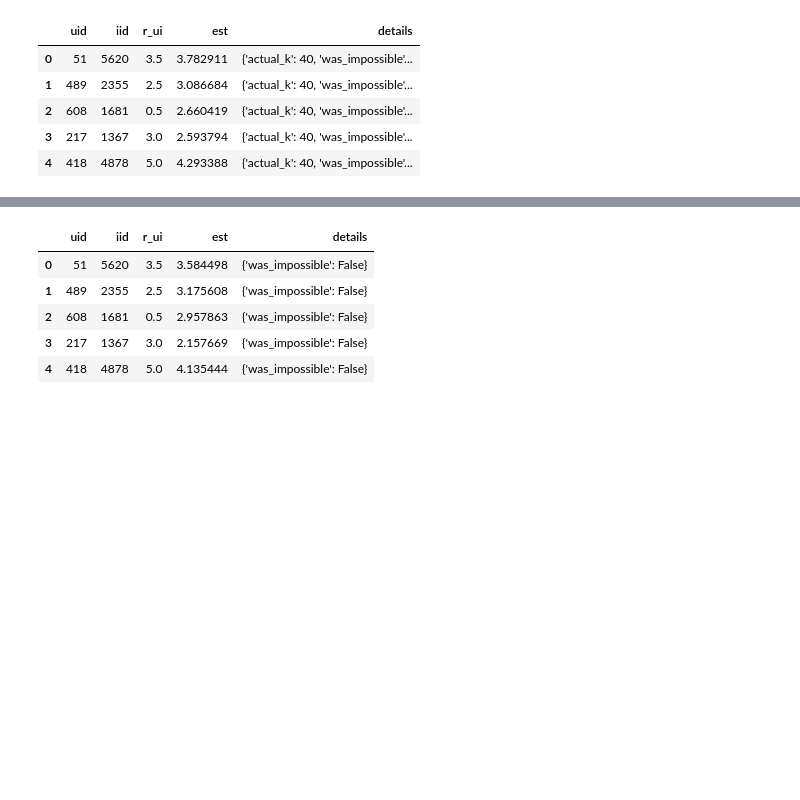
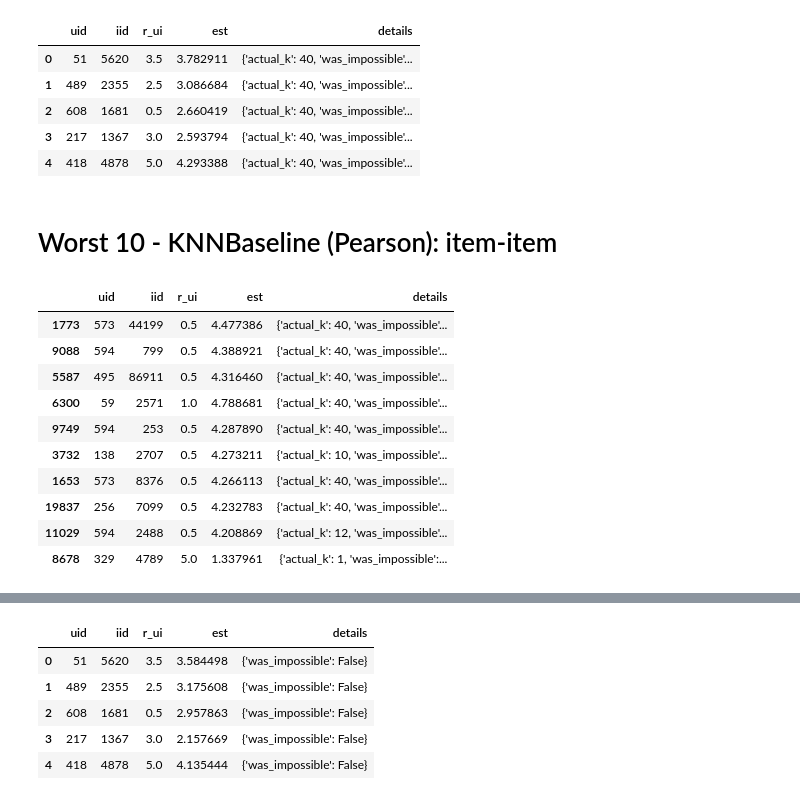
Before and after one commit to wheremagichappens/an.dy, a Jupyter notebook: data612/proj 4/data612-proj4-submit.group..ipynb, the cells around one changed output, grey strips where cells are left out. Saved outputs shown, nothing was run; the diff lists cells and outputs as text; code cells hidden in the pictures; blank space fills up the shorter version.

```diff
--- a/data612/proj 4/data612-proj4-submit.group..ipynb
+++ b/data612/proj 4/data612-proj4-submit.group..ipynb
@@ -264,3 +298,21 @@ prediction_df_2.head()
 | 2 | 608 | 1681 | 0.5 | 2.660419 | {'actual_k': 40, 'was_impossible'... |
 | 3 | 217 | 1367 | 3.0 | 2.593794 | {'actual_k': 40, 'was_impossible'... |
 | 4 | 418 | 4878 | 5.0 | 4.293388 | {'actual_k': 40, 'was_impossible'... |
+# %% [markdown]
+# Worst 10 - KNNBaseline (Pearson): item-item
+# %%
+worst_10 = abs(prediction_df_2['r_ui'] - prediction_df_2['est']).sort_values(ascending=False).head(10)
+top_10 = abs(prediction_df_2['r_ui'] - prediction_df_2['est']).sort_values(ascending=True).head(10)
+prediction_df_2.iloc[worst_10.index]
+# %% [output]
+|  | uid | iid | r_ui | est | details |
+| 1773 | 573 | 44199 | 0.5 | 4.477386 | {'actual_k': 40, 'was_impossible'... |
+| 9088 | 594 | 799 | 0.5 | 4.388921 | {'actual_k': 40, 'was_impossible'... |
+| 5587 | 495 | 86911 | 0.5 | 4.316460 | {'actual_k': 40, 'was_impossible'... |
+| 6300 | 59 | 2571 | 1.0 | 4.788681 | {'actual_k': 40, 'was_impossible'... |
+| 9749 | 594 | 253 | 0.5 | 4.287890 | {'actual_k': 40, 'was_impossible'... |
+| 3732 | 138 | 2707 | 0.5 | 4.273211 | {'actual_k': 10, 'was_impossible'... |
+| 1653 | 573 | 8376 | 0.5 | 4.266113 | {'actual_k': 40, 'was_impossible'... |
+| 19837 | 256 | 7099 | 0.5 | 4.232783 | {'actual_k': 40, 'was_impossible'... |
+| 11029 | 594 | 2488 | 0.5 | 4.208869 | {'actual_k': 12, 'was_impossible'... |
+| 8678 | 329 | 4789 | 5.0 | 1.337961 | {'actual_k': 1, 'was_impossible':... |
```
Also changed, not shown: parts of 10 cells of this notebook.
